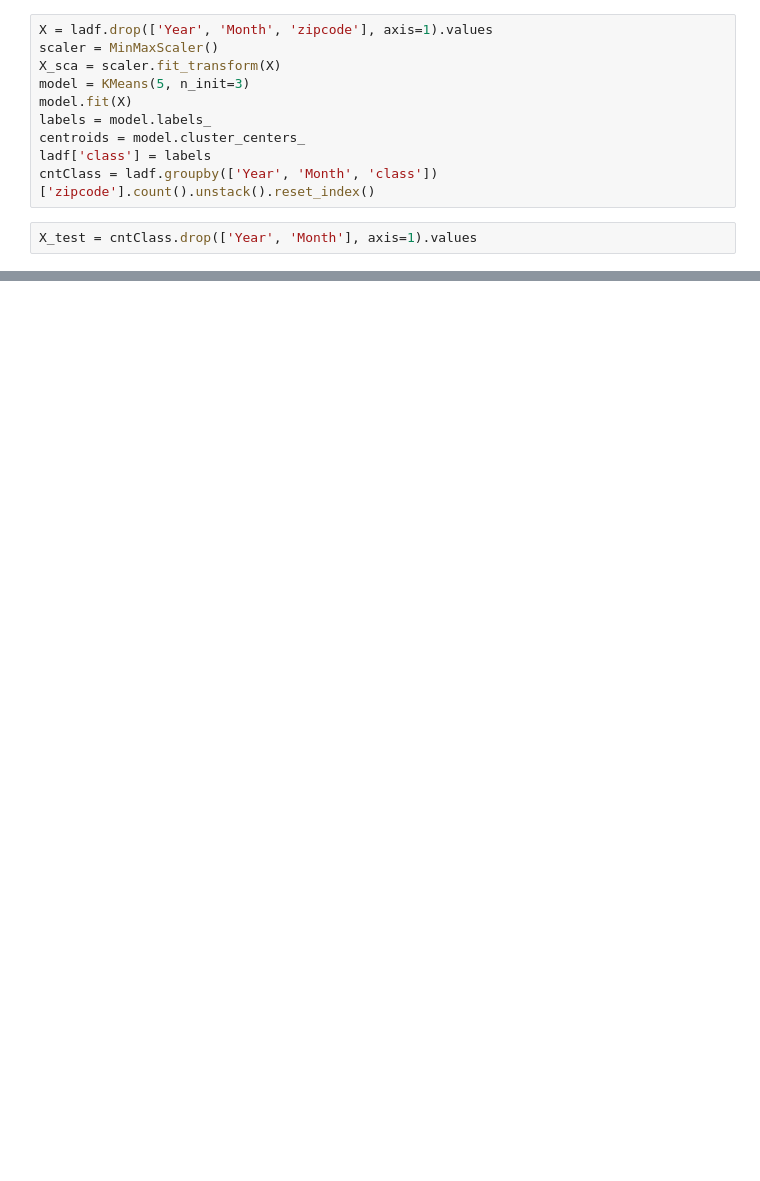
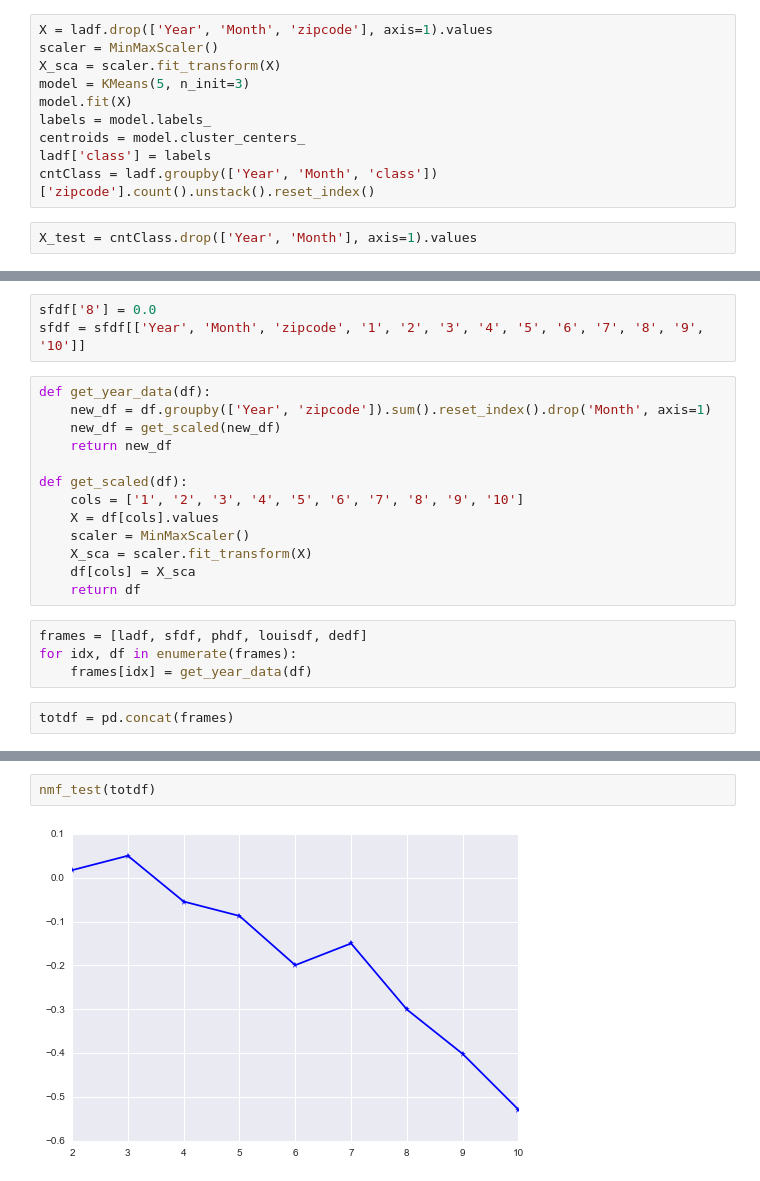
Before and after one commit to livenb/crime_prediction, a Jupyter notebook: compare_city.ipynb, the cells around one changed output, grey strips where cells are left out. Saved outputs shown, nothing was run; the diff lists cells and outputs as text; blank space fills up the shorter version.

```diff
--- a/compare_city.ipynb
+++ b/compare_city.ipynb
@@ -26,0 +150,22 @@ plt.show()
+# %%
+sfdf['8'] = 0.0
+sfdf = sfdf[['Year', 'Month', 'zipcode', '1', '2', '3', '4', '5', '6', '7', '8', '9', '10']]
+# %%
+def get_year_data(df):
+    new_df = df.groupby(['Year', 'zipcode']).sum().reset_index().drop('Month', axis=1)
+    new_df = get_scaled(new_df)
+    return new_df
+
+def get_scaled(df):
+    cols = ['1', '2', '3', '4', '5', '6', '7', '8', '9', '10']
+    X = df[cols].values
+    scaler = MinMaxScaler()
+    X_sca = scaler.fit_transform(X)
+    df[cols] = X_sca
+    return df
+# %%
+frames = [ladf, sfdf, phdf, louisdf, dedf]
+for idx, df in enumerate(frames):
+    frames[idx] = get_year_data(df)
+# %%
+totdf = pd.concat(frames)
@@ -26,0 +192,4 @@ plt.show()
+# %%
+nmf_test(totdf)
+# %% [output]
+[figure, added]
```
Also changed, not shown: parts of 15 cells of this notebook, 1 other file.
